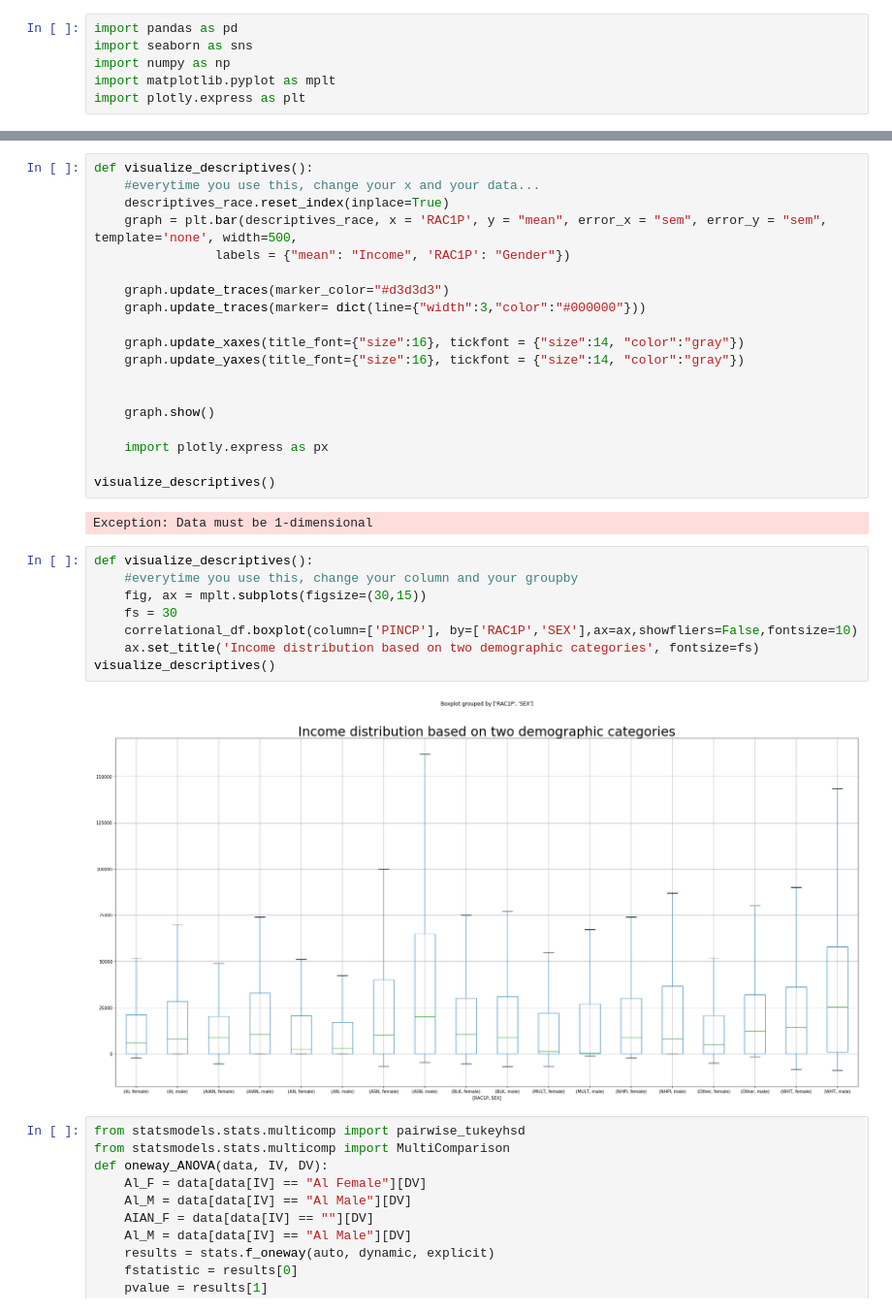
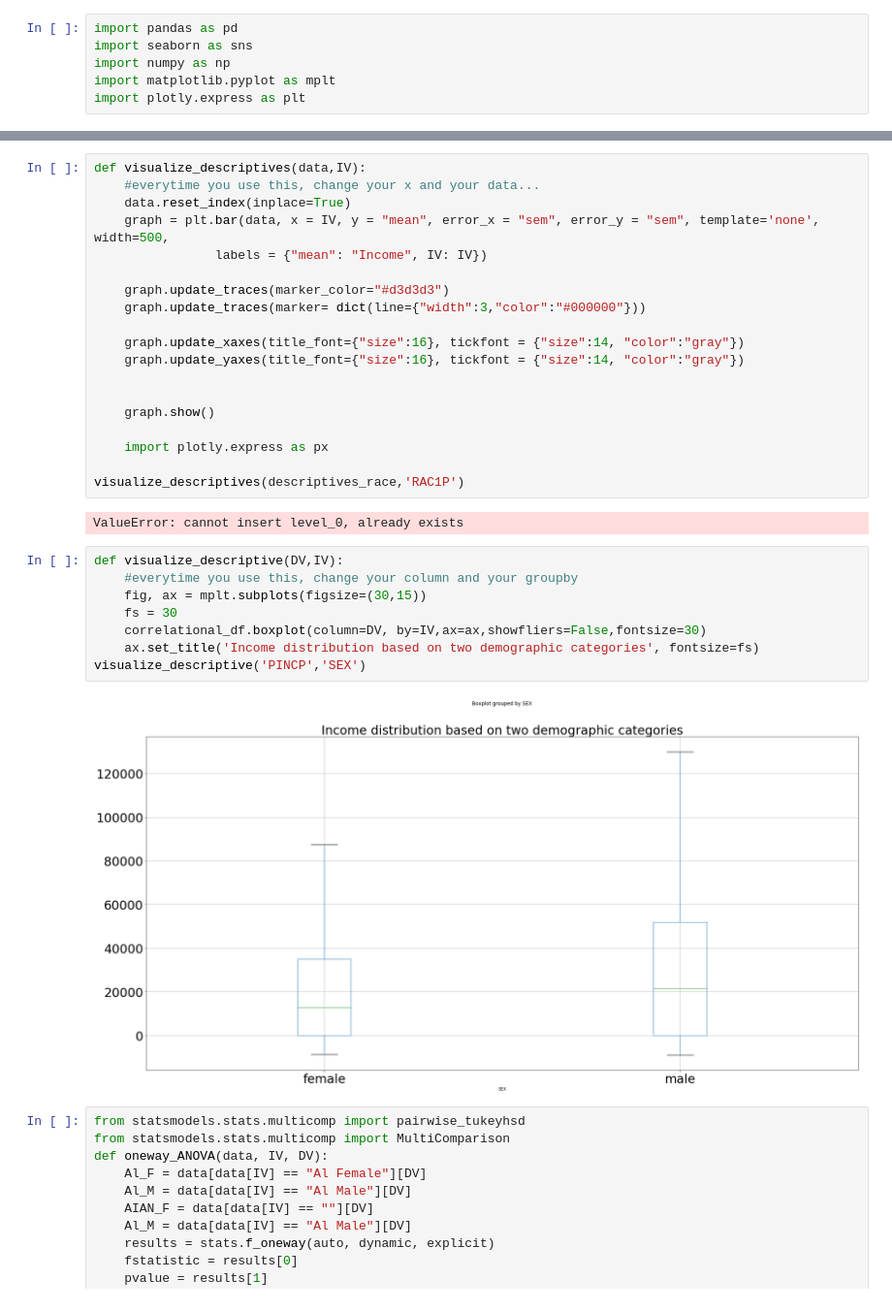
Before and after one commit to WatweA/USWageDataAnalysis, a Jupyter notebook: CorrelationalAnalysis.ipynb, the cells around one changed output, grey strips where cells are left out. Shown at 97% size. Saved outputs shown, nothing was run; the diff lists cells and outputs as text.

```diff
--- a/CorrelationalAnalysis.ipynb
+++ b/CorrelationalAnalysis.ipynb
@@ -65,9 +79,9 @@ KeyError: 'SEX'
 # %%
-def visualize_descriptives():
+def visualize_descriptives(data,IV):
     #everytime you use this, change your x and your data...
-    descriptives_race.reset_index(inplace=True)
-    graph = plt.bar(descriptives_race, x = 'RAC1P', y = "mean", error_x = "sem", error_y = "sem", template='none', width=500,
-                labels = {"mean": "Income", 'RAC1P': "Gender"})
+    data.reset_index(inplace=True)
+    graph = plt.bar(data, x = IV, y = "mean", error_x = "sem", error_y = "sem", template='none', width=500,
+                labels = {"mean": "Income", IV: IV})
 
     graph.update_traces(marker_color="#d3d3d3")
     graph.update_traces(marker= dict(line={"width":3,"color":"#000000"}))
@@ -80,19 +94,19 @@ def visualize_descriptives():
 
     import plotly.express as px
 
-visualize_descriptives()
+visualize_descriptives(descriptives_race,'RAC1P')
 # %% [output]
-Exception: Data must be 1-dimensional
+ValueError: cannot insert level_0, already exists
 # %%
-def visualize_descriptives():
+def visualize_descriptive(DV,IV):
     #everytime you use this, change your column and your groupby
     fig, ax = mplt.subplots(figsize=(30,15))
     fs = 30
-    correlational_df.boxplot(column=['PINCP'], by=['RAC1P','SEX'],ax=ax,showfliers=False,fontsize=10)
+    correlational_df.boxplot(column=DV, by=IV,ax=ax,showfliers=False,fontsize=30)
     ax.set_title('Income distribution based on two demographic categories', fontsize=fs)
-visualize_descriptives()
+visualize_descriptive('PINCP','SEX')
 # %% [output]
-[figure, old version]
+[figure, new version]
 # %%
 from statsmodels.stats.multicomp import pairwise_tukeyhsd
 from statsmodels.stats.multicomp import MultiComparison
```
Also changed, not shown: parts of 5 cells of this notebook.
